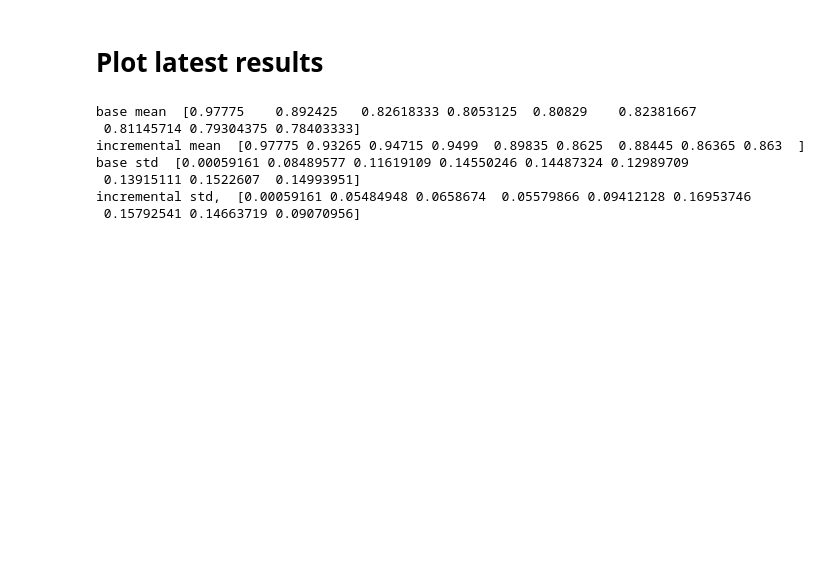
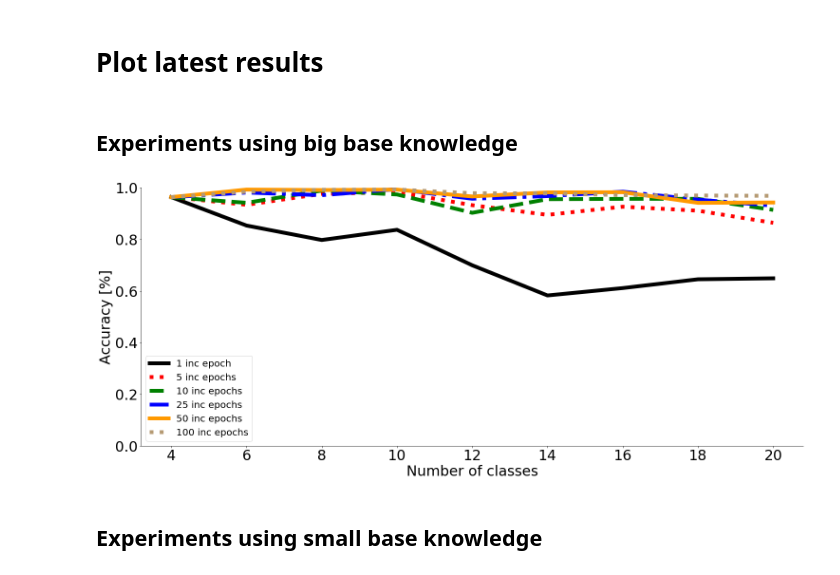
Before and after one commit to iulialexandra/event_based_icarl, a Jupyter notebook: tools/analyse_results.ipynb, the cells around one changed output. Cells and saved outputs as stored; diff of their text form; code cells hidden in the pictures; blank space fills up the shorter version.

```diff
--- a/tools/analyse_results.ipynb
+++ b/tools/analyse_results.ipynb
@@ -214,21 +131,40 @@ def get_mean_std(run_paths):
 
     return base_mean, base_std, inc_mean, inc_std, total_mean, total_std
+# %% [markdown]
+## Experiments using big base knowledge
 # %%
 # experiments using the original roshambo data (4 million) as base knowledge
-big_ext_paths = extract_subdirs("/mnt/Storage/code/incremental/event_based_icarl/results",
-                                "_epochs",
-                                "/mnt/Storage/code/incremental/event_based_icarl/results/2019_7_17-4_43_17_626272_75_epochs",
-                               None)
+big_paths = []
+epochs = [1, 5, 10, 25, 50, 100]
+for epoch in epochs:
+    big_paths.append(extract_subdirs("/mnt/Storage/code/incremental/event_based_icarl/results/big_base",
+                                "_{}_epochs".format(epoch),
+                                "",
+                                None))
-# %%
-_, _, _, _, total_mean_big, total_std_big = get_mean_std(paths)
-# %% [output]
-base mean  [0.97775    0.892425   0.82618333 0.8053125  0.80829    0.82381667
- 0.81145714 0.79304375 0.78403333]
-incremental mean  [0.97775 0.93265 0.94715 0.9499  0.89835 0.8625  0.88445 0.86365 0.863  ]
-base std  [0.00059161 0.08489577 0.11619109 0.14550246 0.14487324 0.12989709
- 0.13915111 0.1522607  0.14993951]
-incremental std,  [0.00059161 0.05484948 0.0658674  0.05579866 0.09412128 0.16953746
- 0.15792541 0.14663719 0.09070956]
+# %%
+base_means = []
+base_stds = []
+inc_means = []
+inc_stds = []
+total_means = []
+total_stds = []
+for i, ep in enumerate(epochs):
+    base_mean, base_std, inc_mean, inc_std, total_mean, total_std = get_mean_std(big_paths[i])
+    base_means.append(base_mean)
+    base_stds.append(base_std)
+    inc_means.append(inc_mean)
+    inc_stds.append(inc_std)
+    total_means.append(total_mean)
+    total_stds.append(total_std)
+# %%
+plots_test_curves("/mnt/Storage/code/incremental/event_based_icarl/results/big_base",
+                  inc_means, inc_stds, np.arange(4, 22, 2), ["1 inc epoch", "5 inc epochs",
+                                                    "10 inc epochs", "25 inc epochs",
+                                                    "50 inc epochs", "100 inc epochs"])
+# %% [output]
+[figure, added]
+# %% [markdown]
+## Experiments using small base knowledge
 # %%
 small_ext_paths = extract_subdirs("/mnt/Storage/code/incremental/event_based_icarl/results",
                                 "",
```
Also changed, not shown: parts of 8 cells of this notebook, 16 other files.
